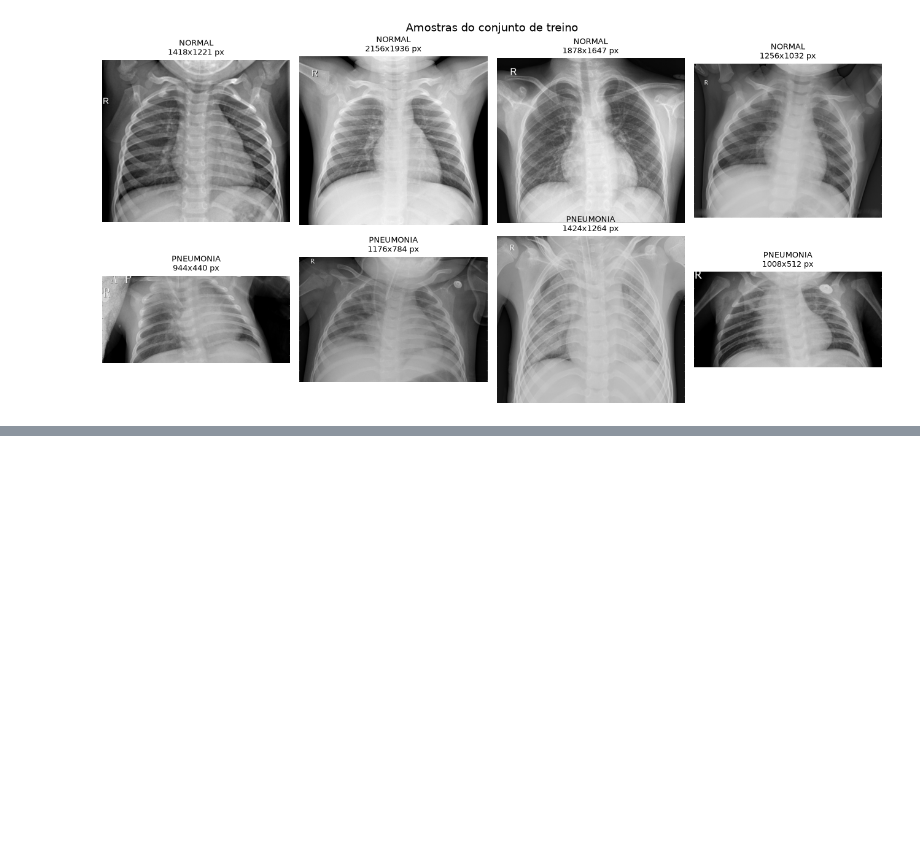
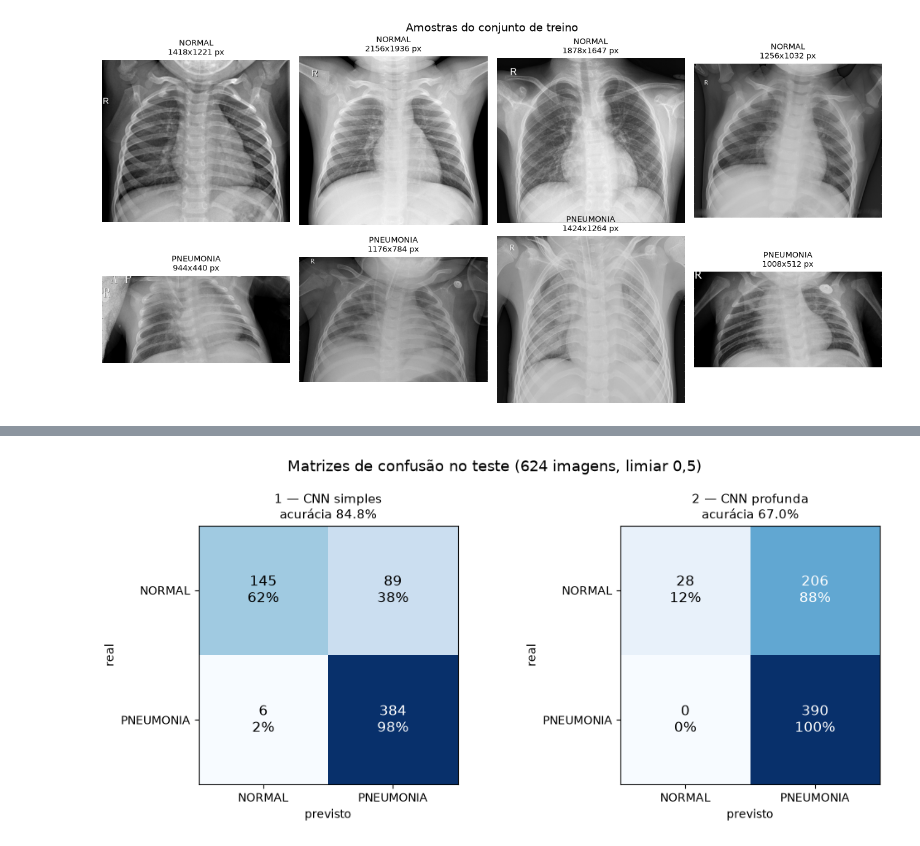
Before and after one commit to icaroamerico/pos-tech-fiap-ia-dev-fase-1, a Jupyter notebook: case_imagens_raiox/cnn-raiox-torax.ipynb, the cells around one changed output, grey strips where cells are left out. Saved outputs shown, nothing was run; the diff lists cells and outputs as text; code cells hidden in the pictures; blank space fills up the shorter version.

```diff
--- a/case_imagens_raiox/cnn-raiox-torax.ipynb
+++ b/case_imagens_raiox/cnn-raiox-torax.ipynb
@@ -899,0 +851,26 @@ limiar escolhido na validação: 0.80 (acurácia balanceada 0.9734 na validaçã
+# %%
+fig, eixos = plt.subplots(1, len(redes), figsize=(5.2 * len(redes), 4.6))
+
+for eixo, nome in zip(np.atleast_1d(eixos), redes):
+    previsoes = (probabilidades_teste[nome] >= 0.5).astype(np.float32)
+    matriz = confusion_matrix(rotulos_teste, previsoes)
+
+    eixo.imshow(matriz, cmap="Blues")
+    for i in range(2):
+        for j in range(2):
+            proporcao = matriz[i, j] / matriz[i].sum()
+            eixo.text(j, i, f"{matriz[i, j]}\n{proporcao:.0%}", ha="center", va="center",
+                      fontsize=12,
+                      color="white" if matriz[i, j] > matriz.max() / 2 else "black")
+
+    eixo.set_xticks([0, 1], CLASSES)
+    eixo.set_yticks([0, 1], CLASSES)
+    eixo.set_xlabel("previsto")
+    eixo.set_ylabel("real")
+    eixo.set_title(f"{nome}\nacurácia {comparativo.loc[nome, 'acurácia']:.1%}", fontsize=11)
+
+fig.suptitle("Matrizes de confusão no teste (624 imagens, limiar 0,5)", fontsize=13)
+fig.tight_layout()
+plt.show()
+# %% [output]
+[figure, added]
```
Also changed, not shown: parts of 73 cells of this notebook, 14 other files.
